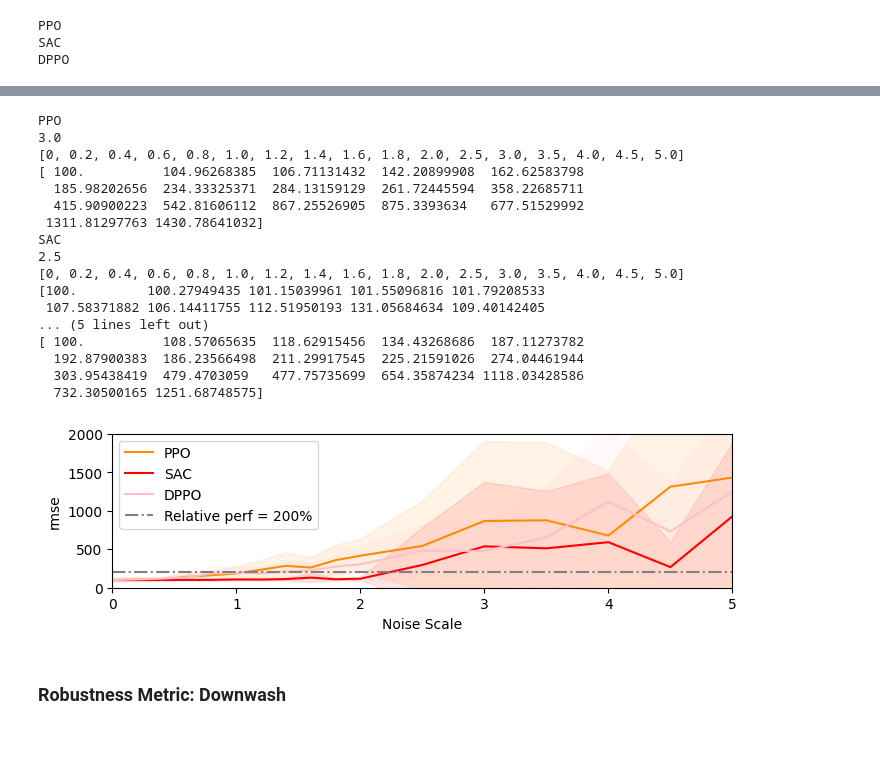
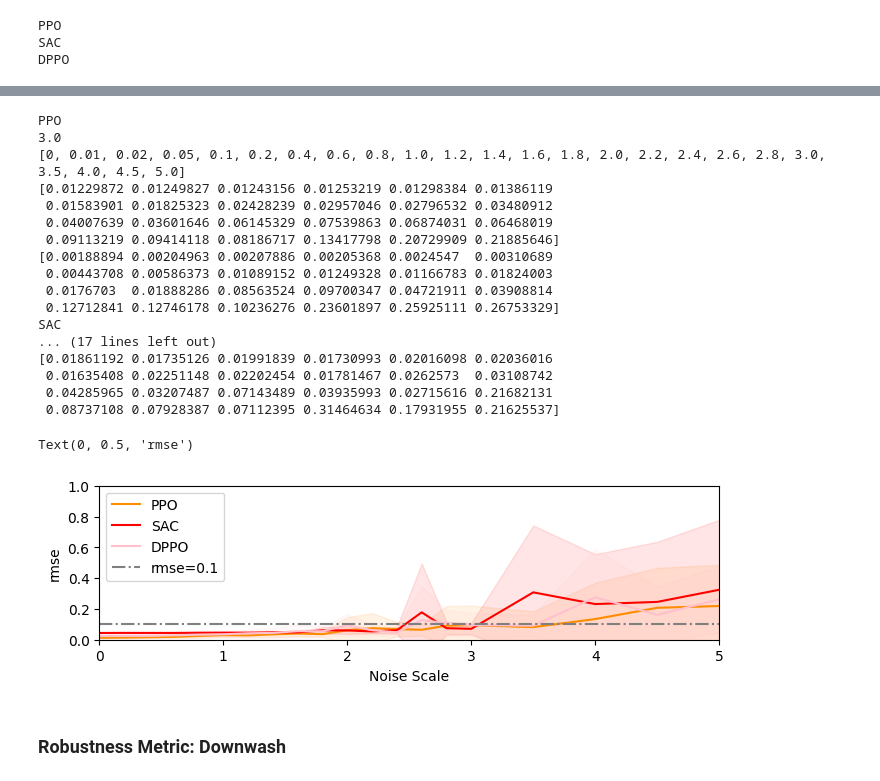
Before and after one commit to middleyuan/safe-control-gym, a Jupyter notebook: examples/rl/data_analysis.ipynb, the cells around one changed output, grey strips where cells are left out. Saved outputs shown, nothing was run; the diff lists cells and outputs as text; code cells hidden in the pictures; blank space fills up the shorter version.

```diff
--- a/examples/rl/data_analysis.ipynb
+++ b/examples/rl/data_analysis.ipynb
@@ -251,7 +257,7 @@ DPPO
 # %%
 fig = plt.figure(figsize=(8, 2))
 plot_list = [
-    'PPO', 'DPPO', 'SAC'
+    'PPO', 'DPPO', 'SAC', #'PPO-MPC'
 ]
 for method in plot_list:
     print(method)
@@ -266,8 +272,8 @@ for method in plot_list:
 #                  np.array(gpmpc_gen['rmse'])+np.array(gpmpc_gen['rmse_std']), color=plot_colors['GP-MPC'], alpha=0.1)
 
 plt.axvline(x=5.5, linestyle='-.', color=plot_colors['iLQR'])
-#plt.axvline(x=7.5, linestyle='-.', color=plot_colors['iLQR'])
-#plt.axvline(x=4.5, linestyle='-.', color=plot_colors['iLQR'])
+plt.axvline(x=7.5, linestyle='-.', color=plot_colors['iLQR'])
+plt.axvline(x=4.5, linestyle='-.', color=plot_colors['iLQR'])
 plt.text(5.4, 0.2, 'Nominal Task')
 
 plt.legend(loc='center left', bbox_to_anchor=(1, 0.5))
@@ -276,7 +282,7 @@ plt.ylim(0,0.3)
 plt.gca().invert_xaxis()
 plt.xlabel("figure 8 trajectory period (s)")
 plt.ylabel("rmse")
-plt.savefig("generalization_curve.pdf",bbox_inches="tight", pad_inches=0.1)
+# plt.savefig("generalization_curve.pdf",bbox_inches="tight", pad_inches=0.1)
 # %% [output]
 PPO
 DPPO
@@ -302,13 +309,16 @@ transfer_metric
 # %%
 metric = {}
 noise_scale = [0, 1, 2, 3, 4, 5, 10, 15, 20, 25, 30, 40, 50, 60, 70, 80, 90, 100]
+noise_scale = [0, 1, 2, 3, 4, 5, 6, 7, 8, 9, 10, 12, 14, 16, 18, 20, 25, 30, 35, 40, 45, 50, 60, 70, 80, 90, 100]
 for method in data_paths.keys():
     print(method)
     metric.update({method: {}})
     for seed in seeds:
         for ns in noise_scale:
             path = data_paths[method] + "/seed"+ str(seed) +"_*/robust_metric_ob_"+str(ns)+".npy"
+            #print(path)
             file_path = glob.glob(path)
+            #print(file_path)
             temp = np.load(file_path[0], allow_pickle=True).item()
             if ns in metric[method].keys():
                 metric[method][ns]['rmse'].append(temp['rmse'])
@@ -408,6 +499,7 @@ SAC
 # %%
 metric = {}
 noise_scale = [0, 1, 2, 3, 4, 5, 10, 15, 20, 25, 30, 40, 50]
+noise_scale = [0, 1, 2, 3, 4, 5, 6, 7, 8, 9, 10, 12, 14, 16, 18, 20, 25, 30, 35, 40, 45, 50, 60, 70, 80, 90, 100]
 for method in data_paths.keys():
     print(method)
     metric.update({method: {}})
@@ -519,8 +691,9 @@ DPPO
 ### Robustness metric: Parametric noise
 # %%
 metric = {}
-# noise_scale = [0, 0.01, 0.02, 0.05, 0.1, 0.2, 0.3, 0.4, 0.5, 0.6, 0.7, 0.8, 0.9, 1.0, 1.1, 1.2, 1.3, 1.4, 1.5, 1.6, 1.7, 1.8, 1.9, 2.0]
-noise_scale = [0, 0.2, 0.4, 0.6, 0.8, 1.0, 1.2, 1.4, 1.6, 1.8, 2.0, 2.5, 3.0, 3.5, 4.0, 4.5, 5.0]
+noise_scale = [0, 0.01, 0.02, 0.05, 0.1, 0.2, 0.3, 0.4, 0.5, 0.6, 0.7, 0.8, 0.9, 1.0, 1.1, 1.2, 1.3, 1.4, 1.5, 1.6, 1.7, 1.8, 1.9, 2.0]
+# noise_scale = [0, 0.2, 0.4, 0.6, 0.8, 1.0, 1.2, 1.4, 1.6, 1.8, 2.0, 2.5, 3.0, 3.5, 4.0, 4.5, 5.0]
+noise_scale = [0, 0.01, 0.02, 0.05, 0.1, 0.2, 0.4, 0.6, 0.8, 1.0, 1.2, 1.4, 1.6, 1.8, 2.0, 2.2, 2.4, 2.6, 2.8, 3.0, 3.5, 4.0, 4.5, 5.0]
 for method in data_paths.keys():
     print(method)
     metric.update({method: {}})
@@ -528,6 +701,7 @@ for method in data_paths.keys():
         for ns in noise_scale:
             path = data_paths[method] + "/seed"+ str(seed) +"_*/robust_metric_pm_"+str(ns)+".npy"
             file_path = glob.glob(path)
+            #print(file_path)
             temp = np.load(file_path[0], allow_pickle=True).item()
             if ns in metric[method].keys():
                 metric[method][ns]['rmse'].append(temp['rmse'])
@@ -547,12 +804,13 @@ DPPO
 fig = plt.figure(figsize=(8, 2))
 for method in metric.keys():
     print(method)
-    temp, temp_std1, temp_std2 = [], [], []
+    temp, tempstd, temp_std1, temp_std2 = [], [], [], []
     traj_success_till = 200
     count = 0
     for k, ns in enumerate(noise_scale):
         data = np.array(metric[method][ns]['rmse'])
         temp.append(data.mean())
+        tempstd.append(data.std())
         temp_std1.append(data.mean() - 1*data.std())
         temp_std2.append(data.mean() + 1*data.std())
         # print(all(metric[method][ns]['success']))
@@ -560,68 +818,71 @@ for method in metric.keys():
             traj_success_till = ns
             count = k
     temp = np.array(temp)
+    tempstd = np.array(tempstd)
     temp_std1, temp_std2 = np.array(temp_std1), np.array(temp_std2)
     print(traj_success_till)
     print(noise_scale)
-    print(temp*100/temp[0])
+    print(temp)
+    print(tempstd)
 
 
     #plt.plot(noise_scale[:count+1], temp[:count+1]*100/temp[0], color=plot_colors[method], label=method)
     #plt.axvline(x=traj_success_till, linestyle='-.', linewidth=0.5, color=plot_colors[method])
     #plt.plot(noise_scale[count:], temp[count:]*100/temp[0], color=plot_colors[method], linestyle='--')
-    ddd = 100/temp[0]
+    ddd = 1 #00/temp[0]
     plt.plot(noise_scale, temp*ddd, color=plot_colors[method], label=method)
     plt.fill_between(noise_scale,
                      temp_std1*ddd,
                      temp_std2*ddd, color=plot_colors[method], alpha=0.1)
 
     #plt.fill_between([traj_success_till, 100], [1, 1], color='r', alpha=0.25, label=method)
 ddd= 1#100/gp_mpc_data['rmse_mean'][0]
 # plt.plot(noise_scale, gp_mpc_data['rmse_mean'][:13]*ddd, label='GP-MPC', color=plot_colors['GP-MPC'])
 # plt.fill_between(noise_scale,
 #                  (gp_mpc_data['rmse_mean'][:13]-gp_mpc_data['rmse_std'][:13])*ddd,
 #                  (gp_mpc_data['rmse_mean'][:13]+gp_mpc_data['rmse_std'][:13])*ddd,
 #                  color=plot_colors['GP-MPC'], alpha=0.1)
 
-plt.plot(noise_scale, [200]*len(noise_scale), color='grey', linestyle='-.', label='Relative perf = 200%')
-# plt.plot(noise_scale, [0.1]*len(noise_scale), color='grey', linestyle='-.', label='rmse=0.1')
+#plt.plot(noise_scale, [200]*len(noise_scale), color='grey', linestyle='-.', label='Relative perf = 200%')
+plt.plot(noise_scale, [0.1]*len(noise_scale), color='grey', linestyle='-.', label='rmse=0.1')
 
 #plt.text(41, 2000, 'PPO \nearly stop')
 #plt.text(6, 1500, 'SAC \nearly stop')
 #plt.text(31, 1000, 'DPPO \nearly stop')
 
 
 plt.legend()
-#plt.ylim(0,2)
-plt.ylim(0,2000)
+plt.ylim(0,1.0)
+#plt.ylim(0,3000)
 plt.xlim(0,5)
 # plt.xscale("log")
 # plt.gca().invert_xaxis()
 # plt.yscale("log")
 plt.xlabel("Noise Scale")
 # plt.ylabel("Relative Performance %")
 plt.ylabel("rmse")
 # plt.title("TD3 for Quadrotor 2D")
-plt.savefig("robustness_pm_rl.pdf",bbox_inches="tight", pad_inches=0.1)
+# plt.savefig("robustness_pm_rl.pdf",bbox_inches="tight", pad_inches=0.1)
 # %% [output]
 PPO
 3.0
-[0, 0.2, 0.4, 0.6, 0.8, 1.0, 1.2, 1.4, 1.6, 1.8, 2.0, 2.5, 3.0, 3.5, 4.0, 4.5, 5.0]
-[ 100.          104.96268385  106.71131432  142.20899908  162.62583798
-  185.98202656  234.33325371  284.13159129  261.72445594  358.22685711
-  415.90900223  542.81606112  867.25526905  875.3393634   677.51529992
- 1311.81297763 1430.78641032]
+[0, 0.01, 0.02, 0.05, 0.1, 0.2, 0.4, 0.6, 0.8, 1.0, 1.2, 1.4, 1.6, 1.8, 2.0, 2.2, 2.4, 2.6, 2.8, 3.0, 3.5, 4.0, 4.5, 5.0]
+[0.01229872 0.01249827 0.01243156 0.01253219 0.01298384 0.01386119
+ 0.01583901 0.01825323 0.02428239 0.02957046 0.02796532 0.03480912
+ 0.04007639 0.03601646 0.06145329 0.07539863 0.06874031 0.06468019
+ 0.09113219 0.09414118 0.08186717 0.13417798 0.20729909 0.21885646]
+[0.00188894 0.00204963 0.00207886 0.00205368 0.0024547  0.00310689
+ 0.00443708 0.00586373 0.01089152 0.01249328 0.01166783 0.01824003
+ 0.0176703  0.01888286 0.08563524 0.09700347 0.04721911 0.03908814
+ 0.12712841 0.12746178 0.10236276 0.23601897 0.25925111 0.26753329]
 SAC
-2.5
-[0, 0.2, 0.4, 0.6, 0.8, 1.0, 1.2, 1.4, 1.6, 1.8, 2.0, 2.5, 3.0, 3.5, 4.0, 4.5, 5.0]
-[100.         100.27949435 101.15039961 101.55096816 101.79208533
- 107.58371882 106.14411755 112.51950193 131.05684634 109.40142405
-... (5 lines left out)
-[ 100.          108.57065635  118.62915456  134.43268686  187.11273782
-  192.87900383  186.23566498  211.29917545  225.21591026  274.04461944
-  303.95438419  479.4703059   477.75735699  654.35874234 1118.03428586
-  732.30500165 1251.68748575]
+... (17 lines left out)
+[0.01861192 0.01735126 0.01991839 0.01730993 0.02016098 0.02036016
+ 0.01635408 0.02251148 0.02202454 0.01781467 0.0262573  0.03108742
+ 0.04285965 0.03207487 0.07143489 0.03935993 0.02715616 0.21682131
+ 0.08737108 0.07928387 0.07112395 0.31464634 0.17931955 0.21625537]
+Text(0, 0.5, 'rmse')
-[figure, old version]
+[figure, new version]
 # %% [markdown]
 ### Robustness Metric: Downwash
 # %%
```
Also changed, not shown: parts of 14 cells of this notebook, 4 other files.
